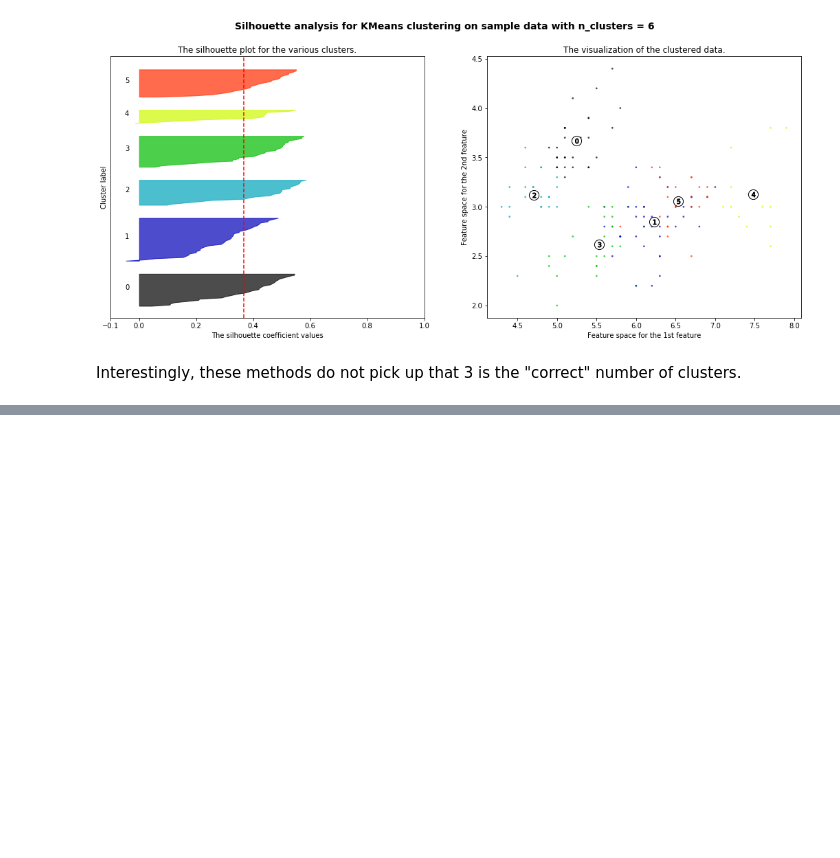
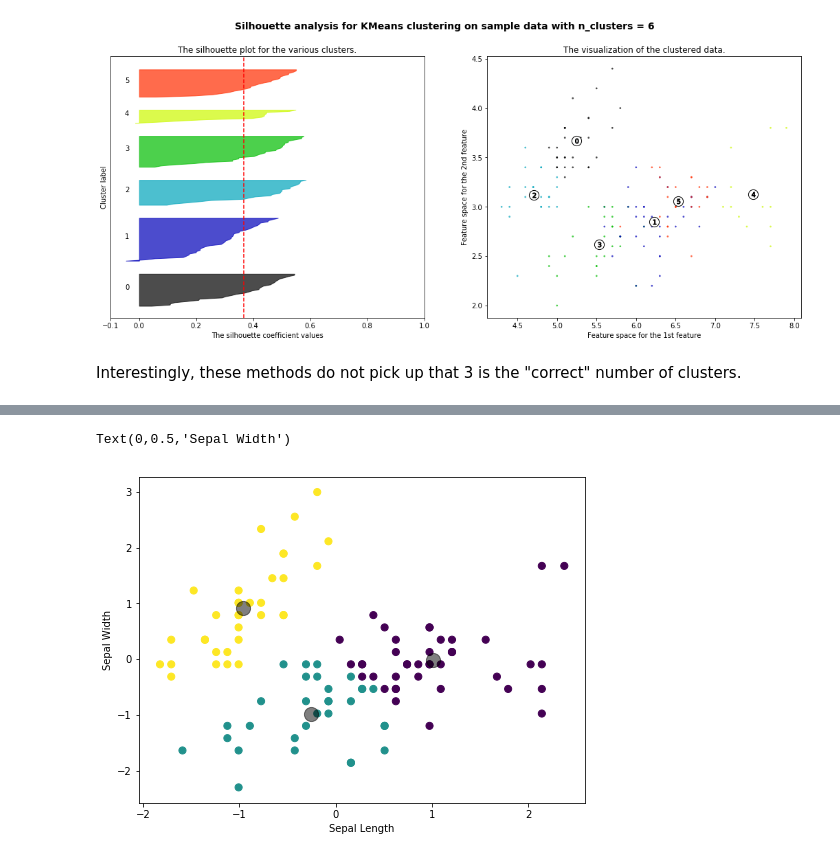
Before and after one commit to mc-robinson/ml_notebooks, a Jupyter notebook: machine_learning_from_scratch/kmeans_and_EM.ipynb, the cells around one changed output, grey strips where cells are left out. Cells and saved outputs as stored; diff of their text form; code cells hidden in the pictures; blank space fills up the shorter version.

Commit message:
added parallel k-means

```diff
--- a/machine_learning_from_scratch/kmeans_and_EM.ipynb
+++ b/machine_learning_from_scratch/kmeans_and_EM.ipynb
@@ -439,0 +571,18 @@ such that $\pi_k = \frac{N_k}{N}$ .
+# %%
+# train on only two features
+kmeans_p = KMeans_parallel(n_clusters=3, n_jobs=-1)
+kmeans_p.fit(X_train_std[:,0:2])
+y_kmeans_p = kmeans_p.labels_
+# %%
+plt.figure(figsize=(8,6))
+
+plt.scatter(X_train_std[:, 0], X_train_std[:, 1], c=y_kmeans_p, s=50, cmap='viridis')
+
+centers = kmeans_p.centers_
+plt.scatter(centers[:, 0], centers[:, 1], c='black', s=200, alpha=0.5);
+
+plt.xlabel("Sepal Length")
+plt.ylabel("Sepal Width")
+# %% [output]
+Text(0,0.5,'Sepal Width')
+[figure, added]
```
Also changed, not shown: parts of 7 cells of this notebook.
